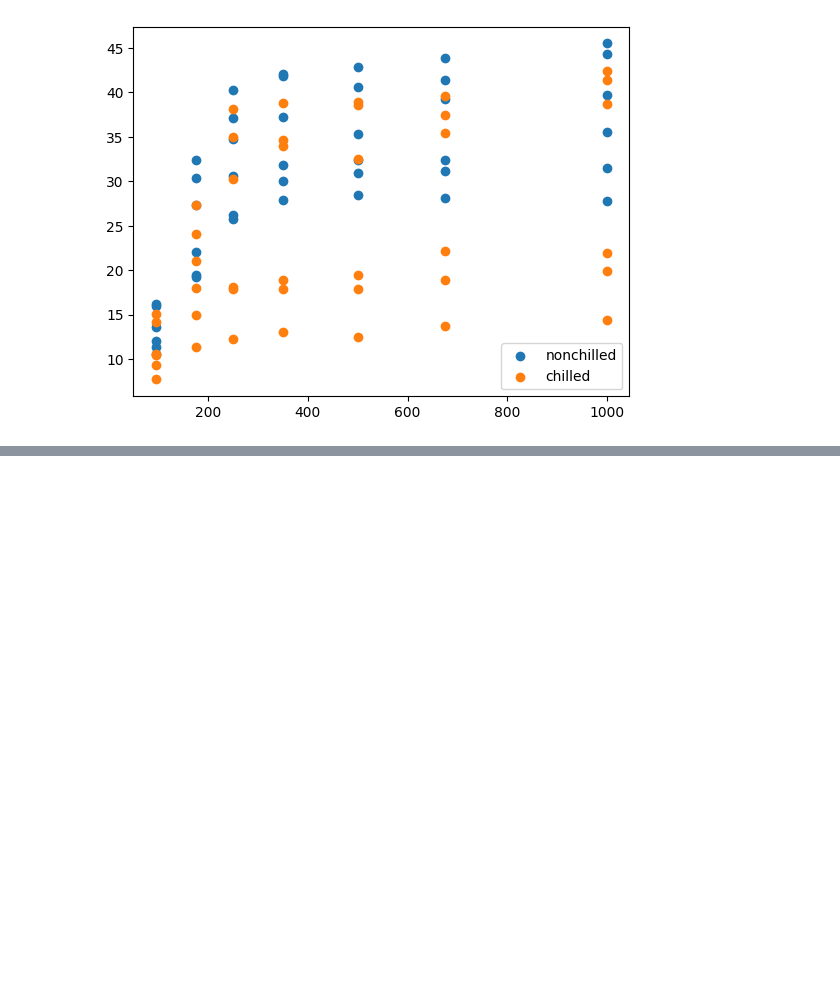
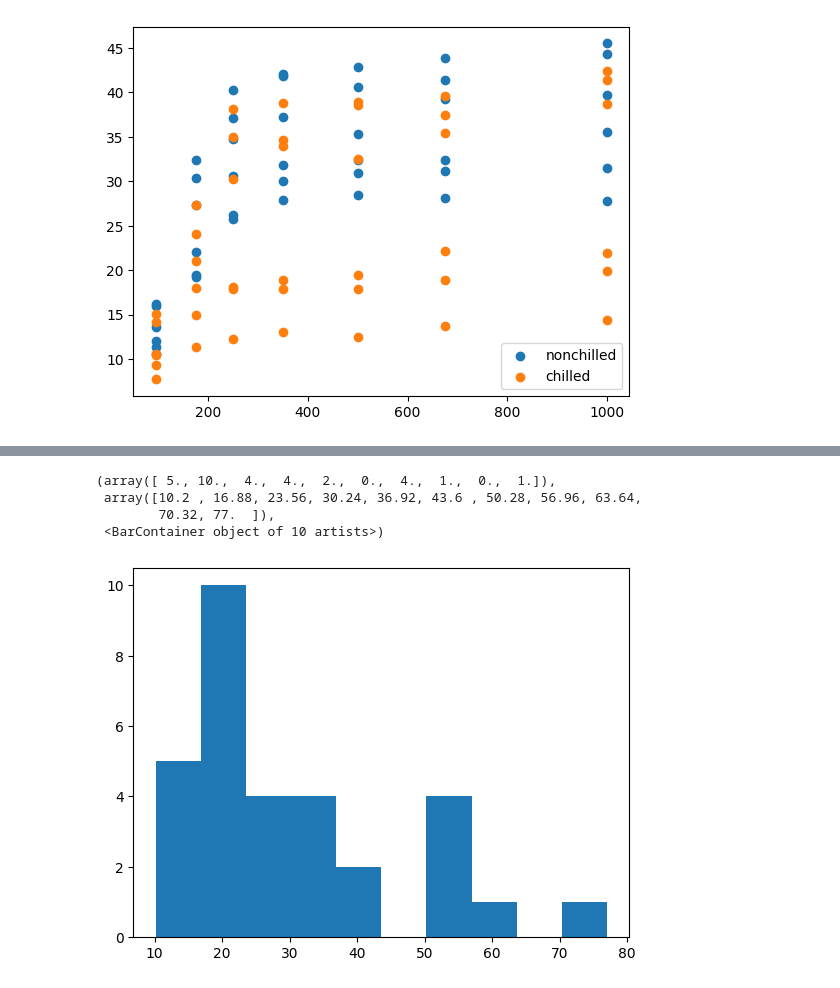
Before and after one commit to tirolezzo/DataScience, a Jupyter notebook: GraficosVisualizaçãoDashboards.ipynb, the cells around one changed output, grey strips where cells are left out. Cells and saved outputs as stored; diff of their text form; code cells hidden in the pictures; blank space fills up the shorter version.

```diff
--- a/GraficosVisualizaçãoDashboards.ipynb
+++ b/GraficosVisualizaçãoDashboards.ipynb
@@ -226,0 +258,9 @@ plt.legend(loc = 'lower right')
+# %%
+# volume histogram
+plt.hist(base.Volume)
+# %% [output]
+(array([ 5., 10.,  4.,  4.,  2.,  0.,  4.,  1.,  0.,  1.]),
+ array([10.2 , 16.88, 23.56, 30.24, 36.92, 43.6 , 50.28, 56.96, 63.64,
+        70.32, 77.  ]),
+ <BarContainer object of 10 artists>)
+[figure, added]
```
Also changed, not shown: parts of 6 cells of this notebook.
